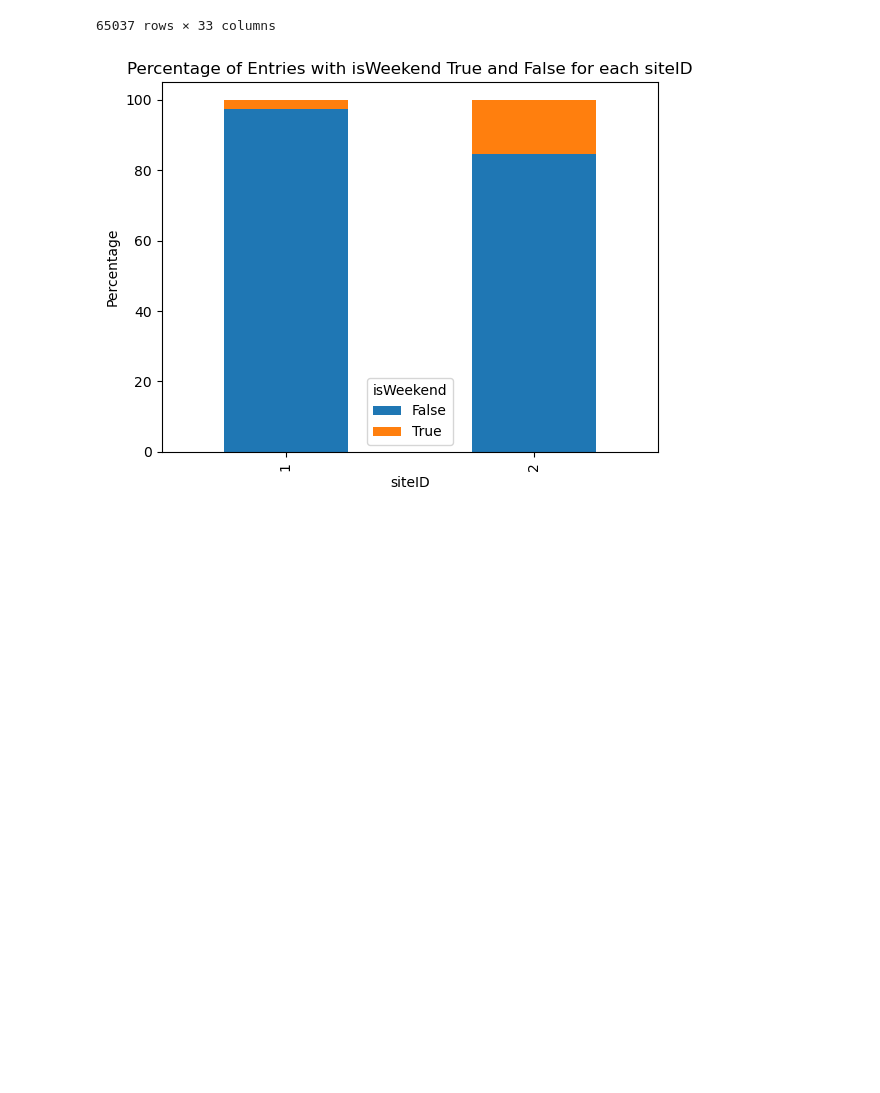
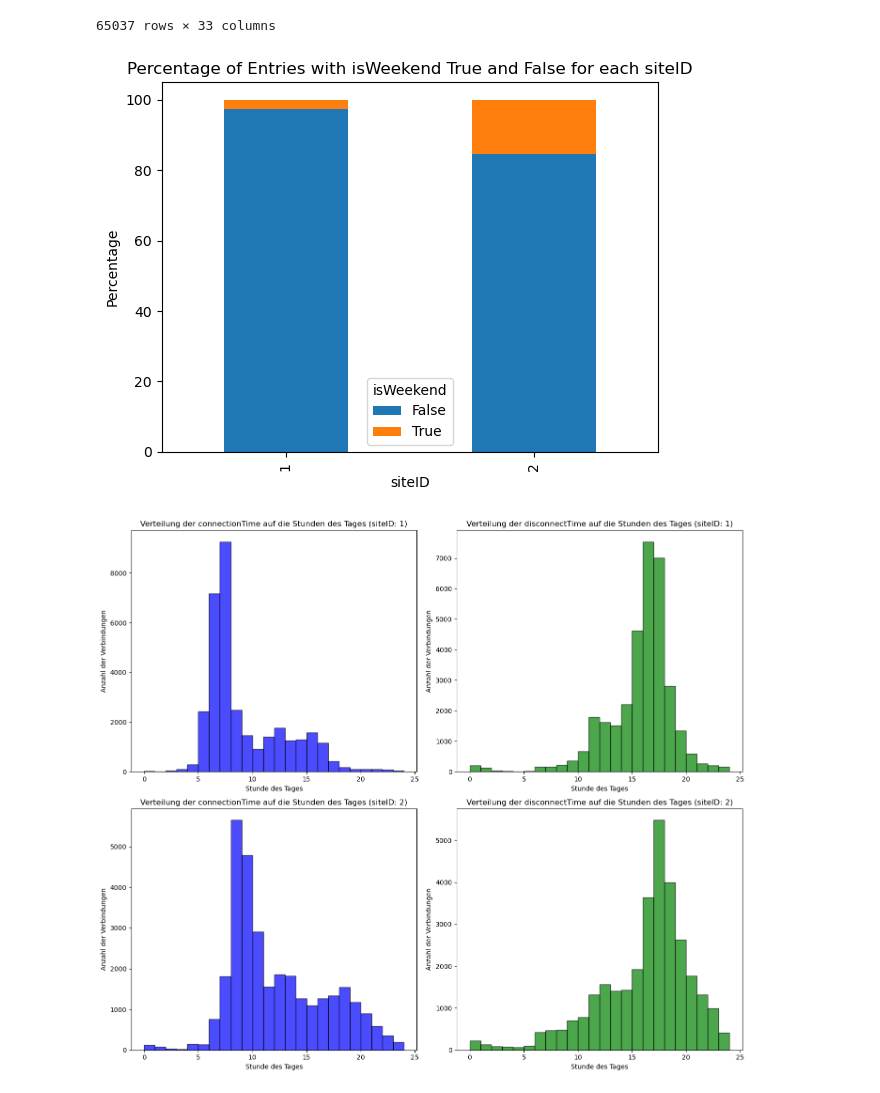
Before and after one commit to Amocon/A-Team_AA-Team-Assignment_2024, a Jupyter notebook: aa_team_assignment/site_characteristics.ipynb, the cells around one changed output. Drawn from its saved outputs; the diff is of its cells as text; code cells hidden in the pictures; blank space fills up the shorter version.

Commit message:
added visuals for connection and disconnections on hours of a day

```diff
--- a/aa_team_assignment/site_characteristics.ipynb
+++ b/aa_team_assignment/site_characteristics.ipynb
@@ -22,21 +22,51 @@ full_charging_df
 # %%
 # A plot that shows the percentage of entries with isWeekend is true and false for each siteID (code generated with help of copilot)
 # Prozentsatz der Einträge mit isWeekend True und False für jede siteID berechnen
-%matplotlib inline
 percentage_df = full_charging_df.groupby(['siteID', 'isWeekend']).size().unstack(fill_value=0)
 percentage_df = percentage_df.div(percentage_df.sum(axis=1), axis=0) * 100
 
-# Plot erstellen
+# Plot for Weekend
 percentage_df.plot(kind='bar', stacked=True)
 plt.title('Percentage of Entries with isWeekend True and False for each siteID')
 plt.xlabel('siteID')
 plt.ylabel('Percentage')
 plt.legend(title='isWeekend')
 plt.show()
 
+# New columns based on connectionTime and disconnectTime
+full_charging_df['connectionHour'] = full_charging_df['connectionTime'].dt.hour
+full_charging_df['disconnectHour'] = full_charging_df['disconnectTime'].dt.hour
+
+# List of unique siteIDs
+site_ids = full_charging_df['siteID'].unique()
+
+# Create Subplots for each siteID
+fig, axes = plt.subplots(len(site_ids), 2, figsize=(14, 6 * len(site_ids)))
+
+for i, site_id in enumerate(site_ids):
+    site_data = full_charging_df[full_charging_df['siteID'] == site_id]
+
+    # Histogram for connectionTime
+    axes[i, 0].hist(site_data['connectionHour'], bins=24, range=(0, 24), alpha=0.7, color='blue', edgecolor='black')
+    axes[i, 0].set_title(f'Verteilung der connectionTime auf die Stunden des Tages (siteID: {site_id})')
+    axes[i, 0].set_xlabel('Stunde des Tages')
+    axes[i, 0].set_ylabel('Anzahl der Verbindungen')
+
+    # Histogram for disconnectTime
+    axes[i, 1].hist(site_data['disconnectHour'], bins=24, range=(0, 24), alpha=0.7, color='green', edgecolor='black')
+    axes[i, 1].set_title(f'Verteilung der disconnectTime auf die Stunden des Tages (siteID: {site_id})')
+    axes[i, 1].set_xlabel('Stunde des Tages')
+    axes[i, 1].set_ylabel('Anzahl der Verbindungen')
+
+# Layout and plot
+plt.tight_layout()
+plt.show()
+
 # Public site when ID is 2 and private site when ID is 1,
-# because if ID == 1 the liklyhood of charging sessions on the weekend is significantly lower so it is more likely a private site of a company
+# because if ID == 1 the liklyhood of charging sessions on the weekend is significantly lower so it is more likely a private site of a company.
+# The average connection time of ID 1 is earlier in the morning and the disconnection time is less likely to be late in the evening. This also matches a privte company parking site
 # New siteType column
 full_charging_df["siteType"] = full_charging_df["siteID"].apply(lambda x: "Public" if x == 2 else "Private")
 # %% [output]
 [figure]
+[figure, added]
```
